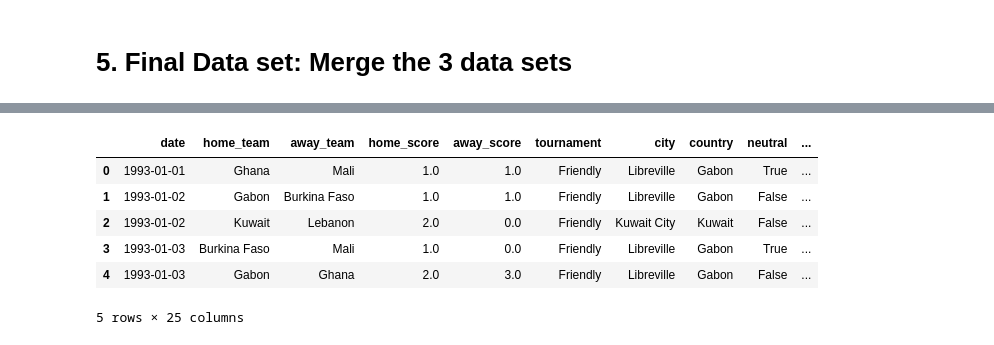
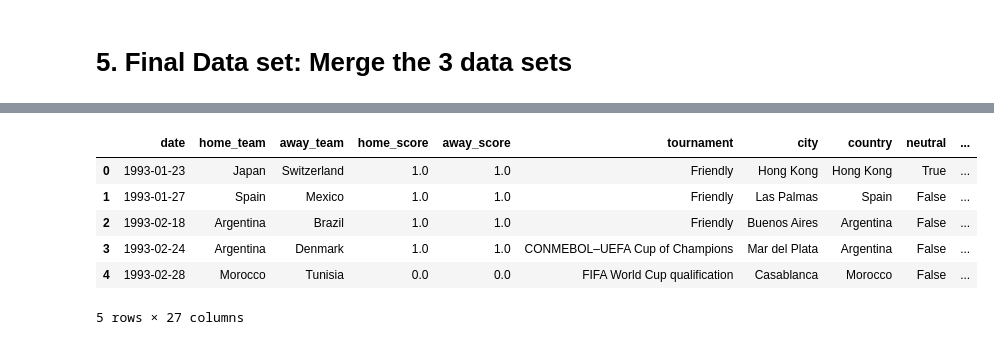
Before and after one commit to ksebastian/ds-capstone-fifa2022, a Jupyter notebook: analysis/fifa-2022-notebook.ipynb, the cells around one changed output, grey strips where cells are left out. Saved outputs shown, nothing was run; the diff lists cells and outputs as text; code cells hidden in the pictures.

```diff
--- a/analysis/fifa-2022-notebook.ipynb
+++ b/analysis/fifa-2022-notebook.ipynb
@@ -363,0 +374,13 @@ spi_ratings_df.head()
+# %%
+# Remove duplicates so we only ove the SPI value for each of the world cup's 32 teams
+spi_ratings_df = spi_ratings_df[['team','spi']].copy()
+
+print(spi_ratings_df.shape)
+
+spi_ratings_df = spi_ratings_df.drop_duplicates(subset='team', keep="first")
+
+print(spi_ratings_df.shape)
+
+spi_ratings_df = spi_ratings_df.set_index('team')
+
+spi_ratings_df.head()
@@ -363,0 +397,9 @@ spi_ratings_df.head()
+# %%
+# get the SPI value of each team into the rankings dataframe
+print(team_rankings_df.columns)
+print(team_rankings_df.shape)
+
+team_rankings_df = pd.merge(team_rankings_df, spi_ratings_df, left_on=['country_full'],
+                           right_on=['team'], how='left')
+print(team_rankings_df.columns)
+print(team_rankings_df.shape)
@@ -363,0 +453,13 @@ spi_ratings_df.head()
+# %%
+print(all_results_df.shape)
+print(team_rankings_df.shape)
+merged_df = pd.merge_asof(all_results_df, team_rankings_df,
+                           left_on="date",
+                           right_on="rank_date",  left_by="home_team", right_by="country_full")
+print(merged_df.shape)
+merged_df.head()
+merged_df = pd.merge_asof(merged_df, team_rankings_df,
+                           left_on="date",
+                           right_on="rank_date",  left_by="away_team", right_by="country_full", suffixes=('_home', '_away'))
+print(merged_df.shape)
+merged_df.head()
@@ -388,0 +527,3 @@ Index(['date', 'home_team', 'away_team', 'home_score', 'away_score',
+# %%
+merged_df = merged_df.dropna()
+merged_df = merged_df.reset_index(drop=True)
@@ -389,10 +550,10 @@ Index(['date', 'home_team', 'away_team', 'home_score', 'away_score',
 # %%
-df1.head()
+merged_df.head()
 # %% [output]
 |  | date | home_team | away_team | home_score | away_score | tournament | city | country | neutral | ... |
-| 0 | 1993-01-01 | Ghana | Mali | 1.0 | 1.0 | Friendly | Libreville | Gabon | True | ... |
-| 1 | 1993-01-02 | Gabon | Burkina Faso | 1.0 | 1.0 | Friendly | Libreville | Gabon | False | ... |
-| 2 | 1993-01-02 | Kuwait | Lebanon | 2.0 | 0.0 | Friendly | Kuwait City | Kuwait | False | ... |
-| 3 | 1993-01-03 | Burkina Faso | Mali | 1.0 | 0.0 | Friendly | Libreville | Gabon | True | ... |
-| 4 | 1993-01-03 | Gabon | Ghana | 2.0 | 3.0 | Friendly | Libreville | Gabon | False | ... |
+| 0 | 1993-01-23 | Japan | Switzerland | 1.0 | 1.0 | Friendly | Hong Kong | Hong Kong | True | ... |
+| 1 | 1993-01-27 | Spain | Mexico | 1.0 | 1.0 | Friendly | Las Palmas | Spain | False | ... |
+| 2 | 1993-02-18 | Argentina | Brazil | 1.0 | 1.0 | Friendly | Buenos Aires | Argentina | False | ... |
+| 3 | 1993-02-24 | Argentina | Denmark | 1.0 | 1.0 | CONMEBOL–UEFA Cup of Champions | Mar del Plata | Argentina | False | ... |
+| 4 | 1993-02-28 | Morocco | Tunisia | 0.0 | 0.0 | FIFA World Cup qualification | Casablanca | Morocco | False | ... |
-5 rows × 25 columns
+5 rows × 27 columns
```
Also changed, not shown: parts of 58 cells of this notebook.
